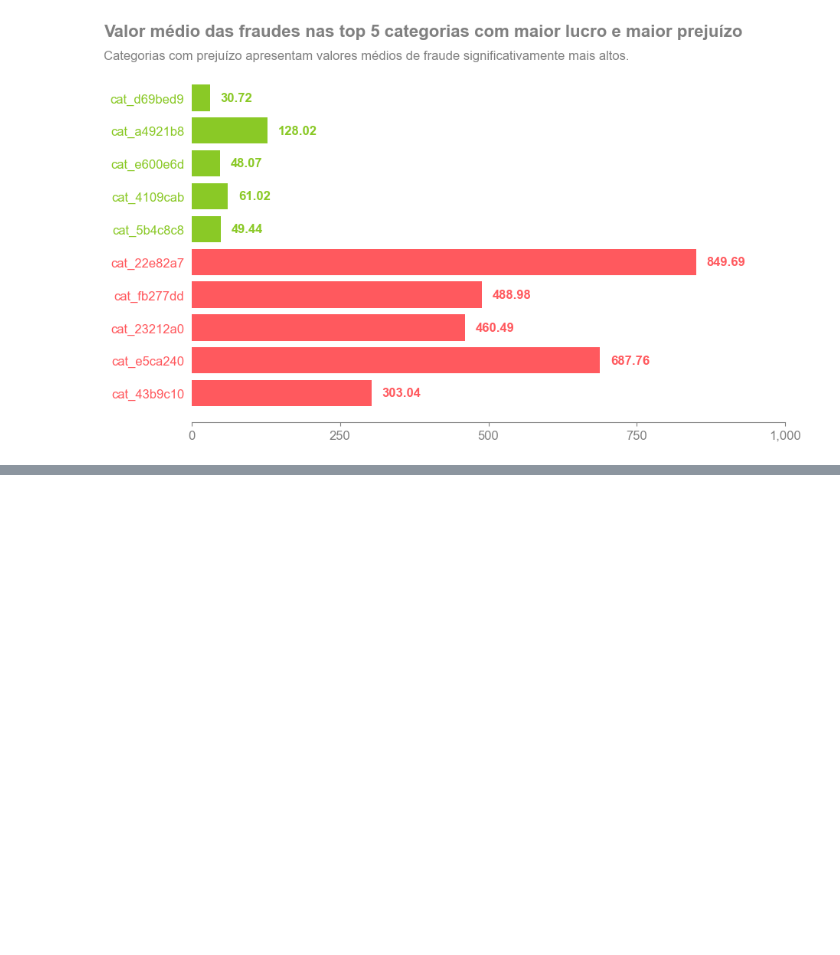
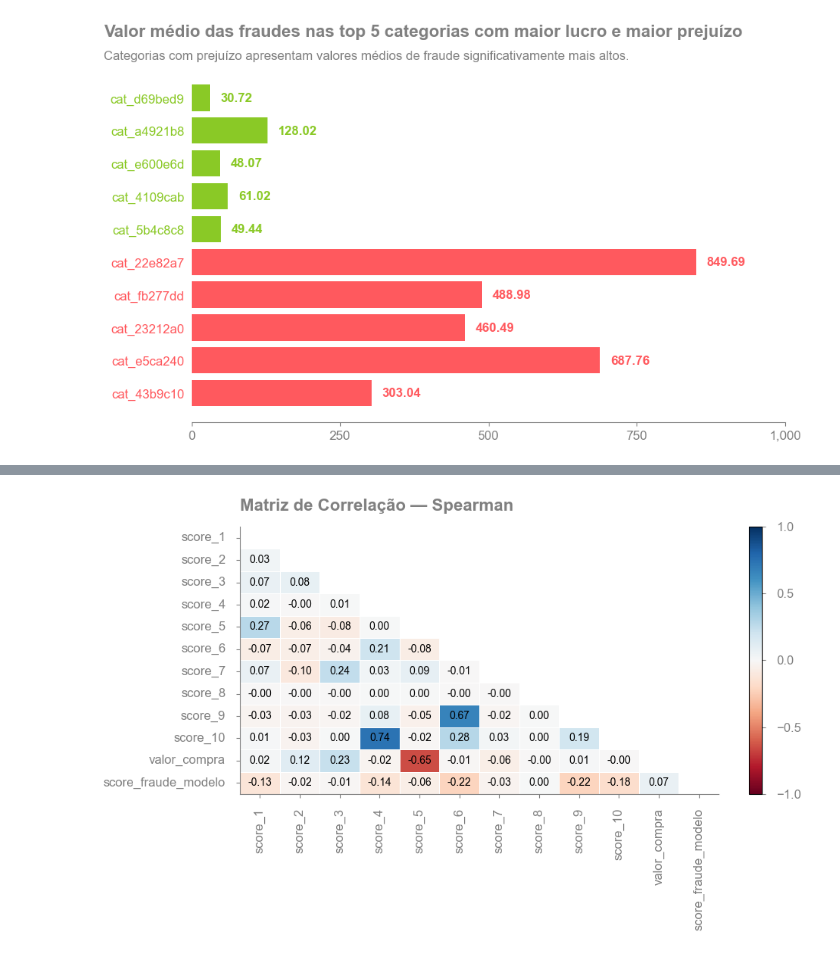
Before and after one commit to manoel-nto/analise_fraude, a Jupyter notebook: notebooks/case_fraude.ipynb, the cells around one changed output, grey strips where cells are left out. Cells and saved outputs as stored; diff of their text form; code cells hidden in the pictures; blank space fills up the shorter version.

```diff
--- a/notebooks/case_fraude.ipynb
+++ b/notebooks/case_fraude.ipynb
@@ -1558,0 +1836,58 @@ fig.savefig(
+# %%
+# Obter matriz de correlação
+matrix = df.corr(method="spearman", numeric_only=True)
+
+# Máscara para triângulo superior
+mask = np.triu(np.ones_like(matrix, dtype=bool))
+
+# Figura e eixos
+fig, ax = plt.subplots(figsize=(10, 6), facecolor="white", layout="tight")
+
+# Mapa de calor
+sns.heatmap(
+    matrix,
+    mask=mask,
+    annot=True,
+    annot_kws={"size": 10, "fontname": "Arial", "color": "black"},
+    cmap="RdBu",
+    cbar=False,
+    center=0,
+    vmin=-1,
+    vmax=1,
+    fmt=".2f",
+    square=False,
+    linewidths=0.5,
+    ax=ax,
+)
+
+# Barra de cores
+cbar = fig.colorbar(ax.collections[0], ticks=[-1, -0.5, 0, 0.5, 1])
+cbar.ax.tick_params(colors="grey", pad=10, labelsize=12, labelcolor="grey")
+
+# Título
+ax.set_title(
+    "Matriz de Correlação — Spearman",
+    loc="left",
+    pad=15,
+    fontdict={"fontfamily": "Arial", "fontsize": 16, "weight": "bold"},
+    color="grey",
+)
+
+# Rótulos dos eixos
+ax.tick_params(axis="x", pad=10, colors="grey", labelsize=12, labelrotation=90)
+ax.tick_params(axis="y", pad=10, colors="grey", labelsize=12, labelrotation=0)
+
+# Bordas
+ax.spines[["bottom", "left"]].set_visible(True)
+ax.spines[["bottom", "left"]].set_color("grey")
+
+# Mostrar gráfico
+plt.show()
+
+# Salvar
+fig.savefig(
+    "/home/mcastro/Documents/visual_studio_code_files/case-fraude/figures/13-matriz-correlacoes-spearman.png",
+    dpi="figure",
+)
+# %% [output]
+[figure, added]
```
Also changed, not shown: parts of 101 cells of this notebook, 20 other files.
